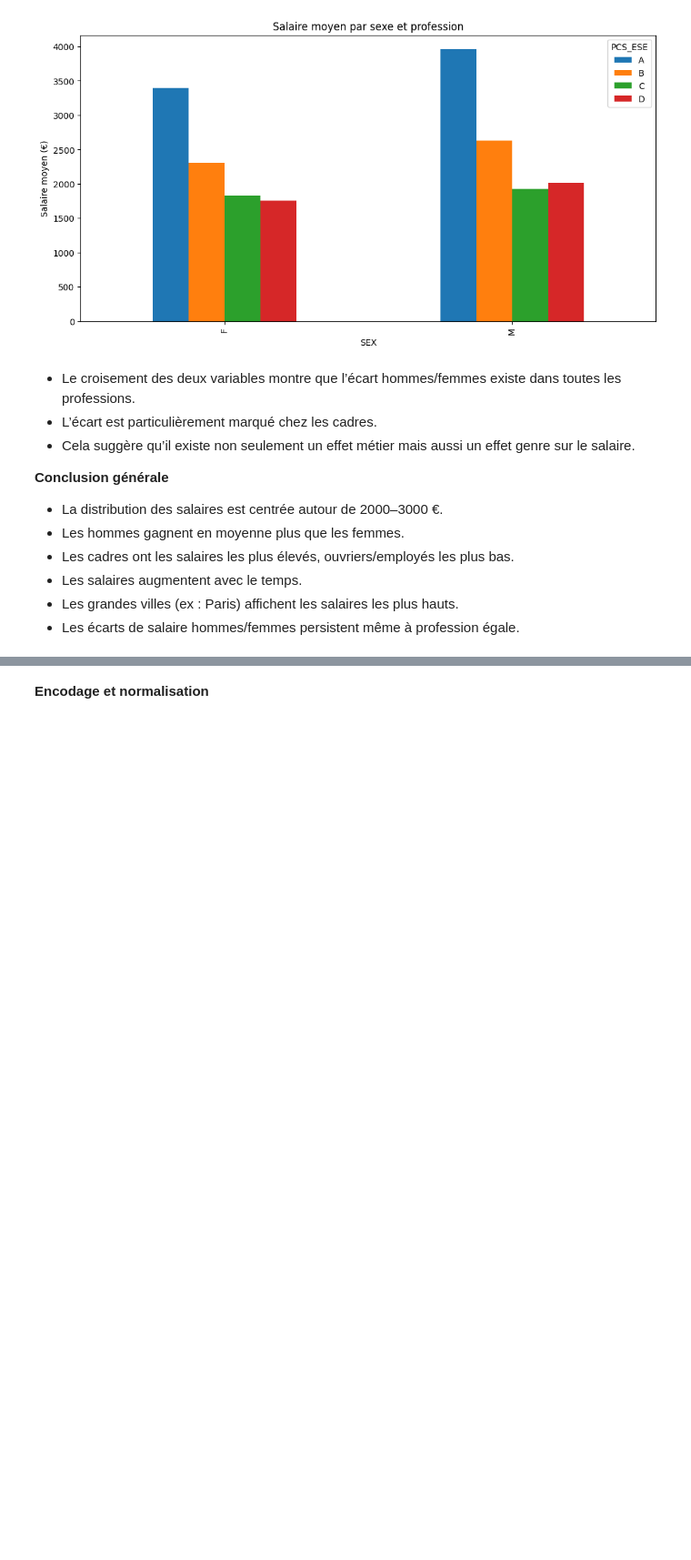
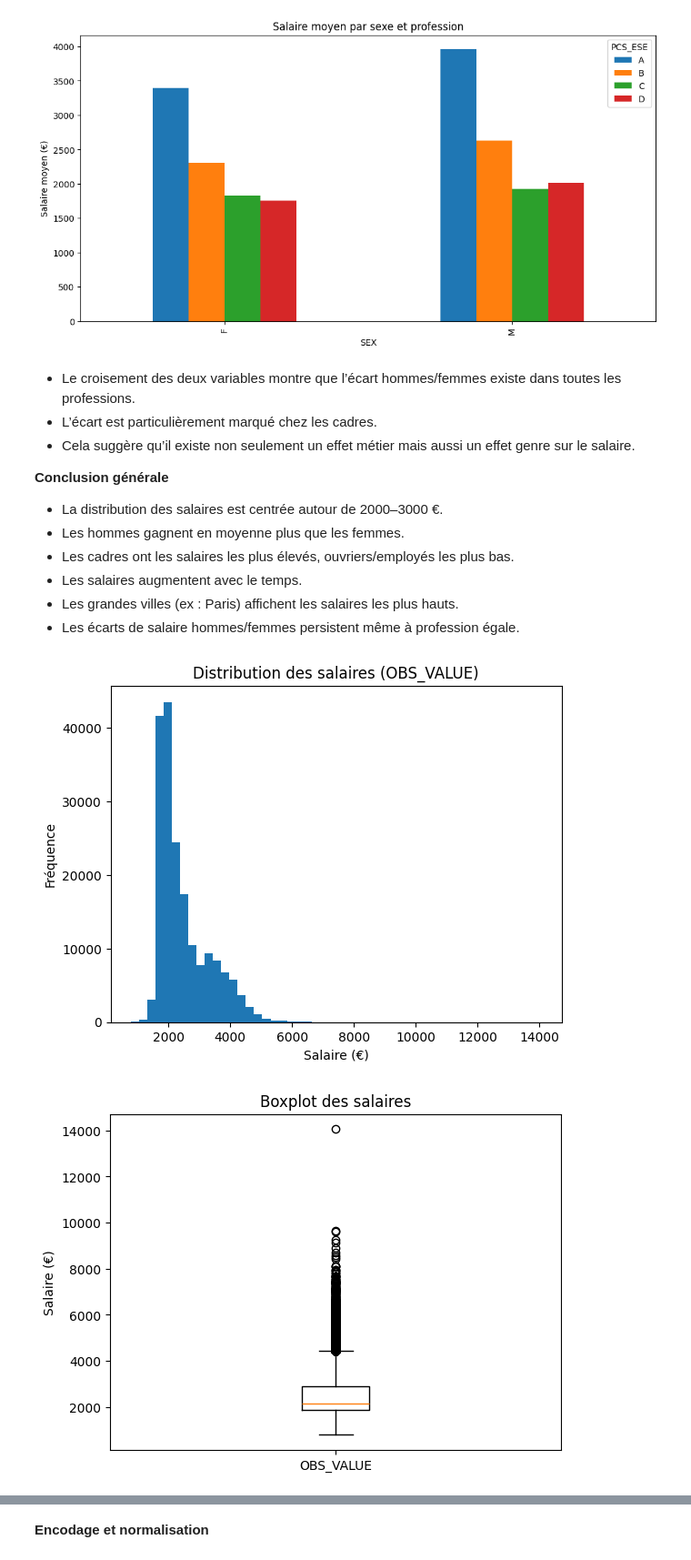
Before and after one commit to Fanaingamampiandra/prediction-des-salaires-dans-le-secteur-prive, a Jupyter notebook: Analyse_Salaire_secteur_prive_francais.ipynb, the cells around one changed output, grey strips where cells are left out. Shown: that part at 91% size. Cells and saved outputs as stored; diff of their text form; code cells hidden in the pictures; blank space fills up the shorter version.

```diff
--- a/Analyse_Salaire_secteur_prive_francais.ipynb
+++ b/Analyse_Salaire_secteur_prive_francais.ipynb
@@ -440,3 +440,45 @@ plt.show()
 * Les salaires augmentent avec le temps.
 * Les grandes villes (ex : Paris) affichent les salaires les plus hauts.
 * Les écarts de salaire hommes/femmes persistent même à profession égale.
+# %%
+
+# 4) EDA — matplotlib uniquement
+
+# Histogramme
+plt.figure()
+plt.hist(df["OBS_VALUE"], bins=50)
+plt.title("Distribution des salaires (OBS_VALUE)")
+plt.xlabel("Salaire (€)")
+plt.ylabel("Fréquence")
+plt.show()
+
+# Boxplot global
+plt.figure()
+plt.boxplot(df["OBS_VALUE"], labels=["OBS_VALUE"], vert=True)
+plt.title("Boxplot des salaires")
+plt.ylabel("Salaire (€)")
+plt.show()
+
+# Boxplot par sexe
+if "SEX" in df.columns:
+    by_sex = [grp.dropna().values for _, grp in df.groupby("SEX")["OBS_VALUE"]]
+    labels = [str(k) for k, _ in df.groupby("SEX")]
+    plt.figure()
+    plt.boxplot(by_sex, labels=labels, vert=True)
+    plt.title("Salaires par SEX")
+    plt.ylabel("Salaire (€)")
+    plt.show()
+
+# Courbe temporelle par sexe
+if set(["TIME_PERIOD","SEX"]).issubset(df.columns):
+    means_ts = df.groupby(["TIME_PERIOD","SEX"])["OBS_VALUE"].mean().reset_index()
+    pivot = means_ts.pivot(index="TIME_PERIOD", columns="SEX", values="OBS_VALUE")
+    plt.figure()
+    for col in pivot.columns:
+        plt.plot(pivot.index, pivot[col], marker="o", label=str(col))
+    plt.title("Évolution salaire moyen par SEX (2022→2023)")
+    plt.xlabel("Année"); plt.ylabel("Salaire (€)"); plt.legend()
+    plt.show()
+# %% [output]
+[figure, added]
+[figure, added]
```
Also changed, not shown: parts of 2 cells of this notebook.
